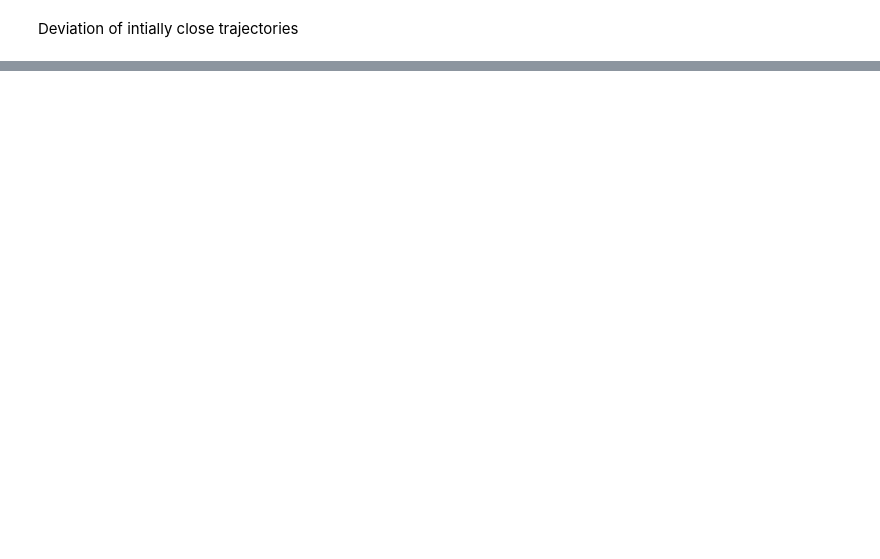
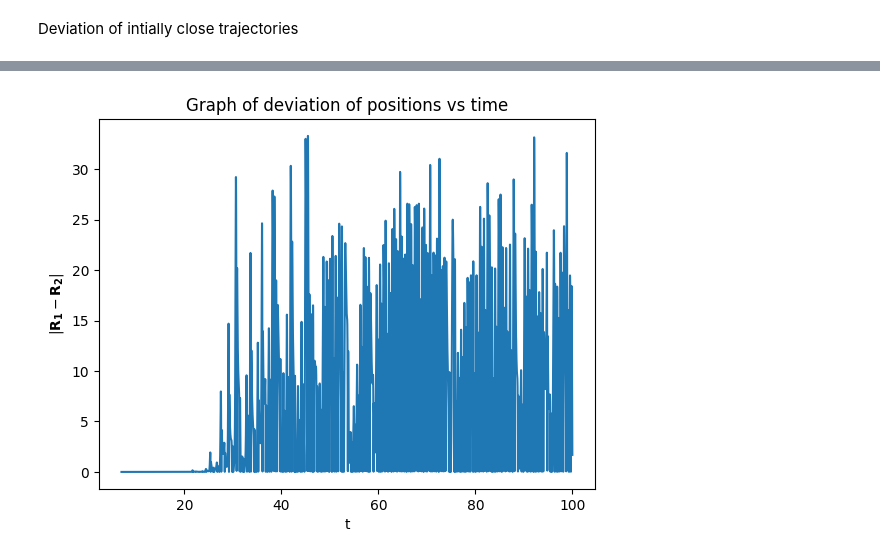
Before and after one commit to Williame33445/physics-projects, a Jupyter notebook: chaos-simulations/lorenz-eq.ipynb, the cells around one changed output, grey strips where cells are left out. Drawn from its saved outputs; the diff is of its cells as text; code cells hidden in the pictures; blank space fills up the shorter version.

```diff
--- a/chaos-simulations/lorenz-eq.ipynb
+++ b/chaos-simulations/lorenz-eq.ipynb
@@ -71,0 +86,21 @@ NameError: name 'N' is not defined
+# %%
+#finds another simulation with close intial condition
+delta = 10**(-6)
+t2,R2 = simulateLorenz(np.array([1+delta,1,1]))
+
+#finds deviation between 2 trajectories over time
+deviationList = [np.linalg.norm(R1[i][2]-R2[i][2]) for i in range(len(R1))]
+# %%
+
+#plots deviation, taking into account the time taken to get to butterfly
+
+deviationList = deviationList[7000:]
+T = t1[7000:]
+
+plt.plot(T,deviationList)
+plt.xlabel("t")
+plt.ylabel(r'$|\mathbf{R_1} - \mathbf{R_2}|$')
+plt.title("Graph of deviation of positions vs time")
+plt.show()
+# %% [output]
+[figure, added]
```
Also changed, not shown: parts of 16 cells of this notebook.
